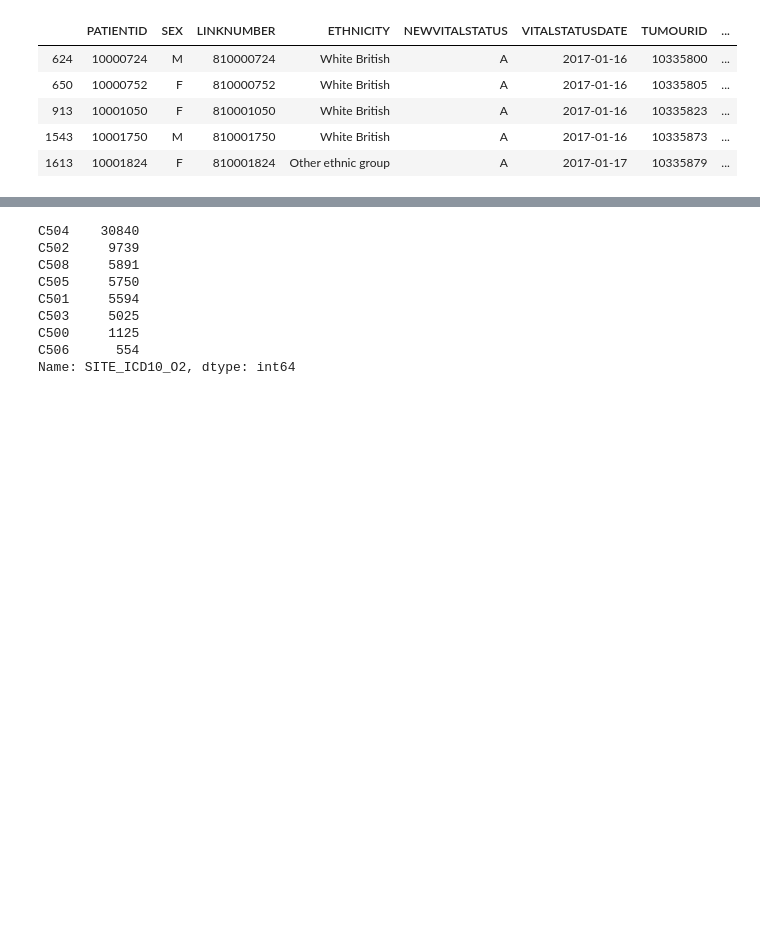
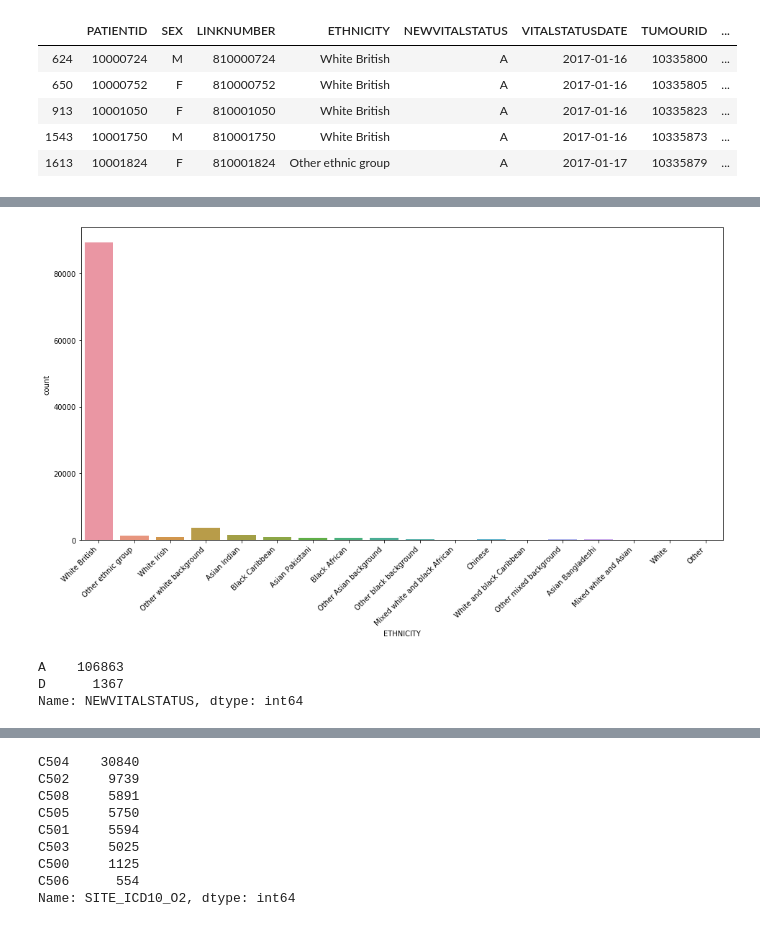
Before and after one commit to ElsaGH/TFM_Elsa_Garcia_Hernandez, a Jupyter notebook: Notebooks/Breast Cancer/avpat_avtum.ipynb, the cells around one changed output, grey strips where cells are left out. Cells and saved outputs as stored; diff of their text form; code cells hidden in the pictures; blank space fills up the shorter version.

```diff
--- a/Notebooks/Breast Cancer/avpat_avtum.ipynb
+++ b/Notebooks/Breast Cancer/avpat_avtum.ipynb
@@ -247,0 +285,12 @@ df[df['PATIENTID'] == 20010794]
+# %%
+ax = sns.countplot(data = df, x = 'ETHNICITY')
+plt.gcf().set_size_inches(16,8)
+ax.set_xticklabels(ax.get_xticklabels(), rotation = 45, horizontalalignment = 'right');
+# %% [output]
+[figure, added]
+# %%
+df['NEWVITALSTATUS'].value_counts()
+# %% [output]
+A    106863
+D      1367
+Name: NEWVITALSTATUS, dtype: int64
```
Also changed, not shown: parts of 79 cells of this notebook, 2 other files.
